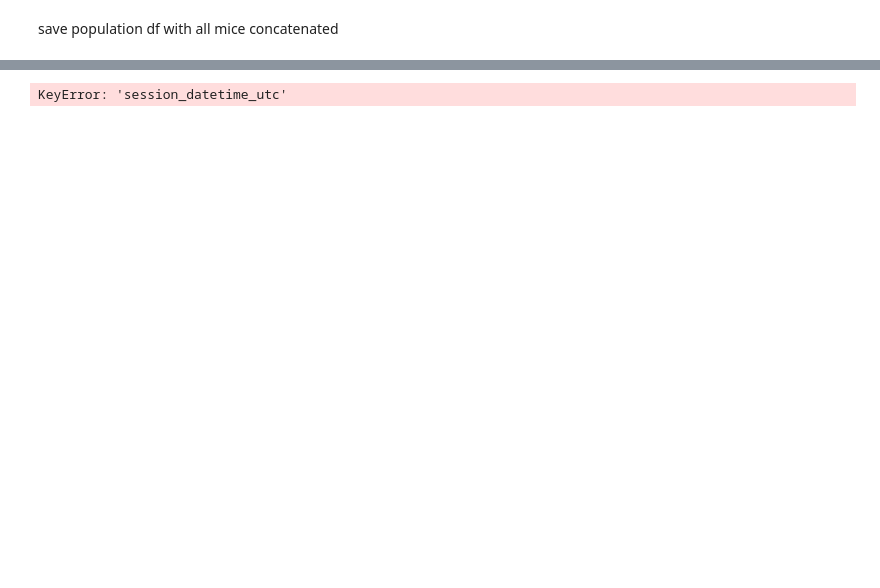
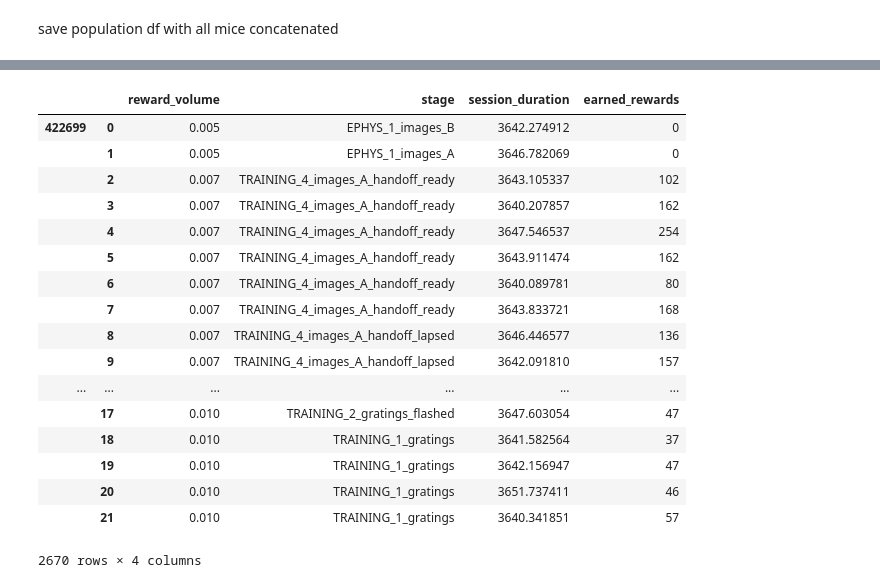
Before and after one commit to taminar/mouseBehaviorData, a Jupyter notebook: runBatchofMice.ipynb, the cells around one changed output, grey strips where cells are left out. Drawn from its saved outputs; the diff is of its cells as text; code cells hidden in the pictures; blank space fills up the shorter version.

```diff
--- a/runBatchofMice.ipynb
+++ b/runBatchofMice.ipynb
@@ -11,3 +5,21 @@ mouseInfo = np.unique(mouseInfo)
+# %%
+mouseInfo = ('390339', '385531', '385533', '394873',
+            '403472', '403468', '409096', '408528',
+            '412624', '408527', '416576', '416656',
+            '417882', '421323', '422856', '422699',
+            '423749', '423750', '423744', '423745',
+            '423746', '427937', '429083', '429084',
+            '432291', '442594', '459521', '461027',
+            '472392', '472395', '481531', '481356',
+            '471727', '473189', '474732', '479219',
+            '484106', '486622', '486635', '490193',
+            '490194', '468670', '470005', '478202',
+            '477121', '473254', '477120', '487461',
+            '473248', '487460', '477810', '476815',
+            '485051', '489138', '495800', '492651',
+            '495662')
+
+mouseInfo = np.unique(mouseInfo)
 # %%
 #checks to see if a mouse behavior object already exists for given mouse so it doesn't have to refetch data from the network
 def checkforpickle(directory, mouseID):
@@ -99,21 +127,28 @@ popdf = pd.concat(dflist, keys=mouseids)
-# %%
-# example rig by rig analysis
-handoffready = popdf['stage'].str.contains('TRAINING_5_images_A_handoff_ready')
-hrdf = popdf.loc[handoffready]
-
-rig_rewards = hrdf.groupby(by='rig').mean()['earned_rewards']
-rig_dprime = hrdf.groupby(by='rig').mean()['engaged_dprime']
-
-rigs = hrdf.groupby(by='rig').mean().index.to_list()
-fig, ax = plt.subplots()
-#ax.plot(hrdf.groupby(by='session_day_of_week').mean()['earned_rewards'])
-ax.errorbar(np.arange(len(rig_rewards)), rig_rewards, yerr=hrdf.groupby(by='rig').sem()['earned_rewards'])
-ax.set_xlabel('rig ID')
-ax.set_ylabel('rewards earned in handoff ready')
-
-ax.set_xticks(np.arange(len(rigs)))
-ax.set_xticklabels(rigs)
-
-hrdf.groupby('rig')['id'].count()
-# %% [output]
-KeyError: 'session_datetime_utc'
+# %%
+# get mice that have transitioned to lower reward volumes
+popdf['session_duration'] = popdf.apply(lambda row: row['trials']['session_duration'][0], axis=1)
+lowVol = (popdf['reward_volume'] == 0.005) & (popdf['session_datetime_utc']>'2019')
+lowVol_mice = popdf.loc[lowVol].index.get_level_values(0).unique()
+lvdf = popdf.loc[lowVol_mice]
+lvdf = lvdf.loc[lvdf['session_duration']>2000]
+
+lvdf[['reward_volume', 'stage', 'session_duration', 'earned_rewards']]
+# %% [output]
+|  |  | reward_volume | stage | session_duration | earned_rewards |
+| 422699 | 0 | 0.005 | EPHYS_1_images_B | 3642.274912 | 0 |
+|  | 1 | 0.005 | EPHYS_1_images_A | 3646.782069 | 0 |
+|  | 2 | 0.007 | TRAINING_4_images_A_handoff_ready | 3643.105337 | 102 |
+|  | 3 | 0.007 | TRAINING_4_images_A_handoff_ready | 3640.207857 | 162 |
+|  | 4 | 0.007 | TRAINING_4_images_A_handoff_ready | 3647.546537 | 254 |
+|  | 5 | 0.007 | TRAINING_4_images_A_handoff_ready | 3643.911474 | 162 |
+|  | 6 | 0.007 | TRAINING_4_images_A_handoff_ready | 3640.089781 | 80 |
+|  | 7 | 0.007 | TRAINING_4_images_A_handoff_ready | 3643.833721 | 168 |
+|  | 8 | 0.007 | TRAINING_4_images_A_handoff_lapsed | 3646.446577 | 136 |
+|  | 9 | 0.007 | TRAINING_4_images_A_handoff_lapsed | 3642.091810 | 157 |
+| ... | ... | ... | ... | ... | ... |
+|  | 17 | 0.010 | TRAINING_2_gratings_flashed | 3647.603054 | 47 |
+|  | 18 | 0.010 | TRAINING_1_gratings | 3641.582564 | 37 |
+|  | 19 | 0.010 | TRAINING_1_gratings | 3642.156947 | 47 |
+|  | 20 | 0.010 | TRAINING_1_gratings | 3651.737411 | 46 |
+|  | 21 | 0.010 | TRAINING_1_gratings | 3640.341851 | 57 |
+2670 rows × 4 columns
```
Also changed, not shown: parts of 16 cells of this notebook, 8 other files.
